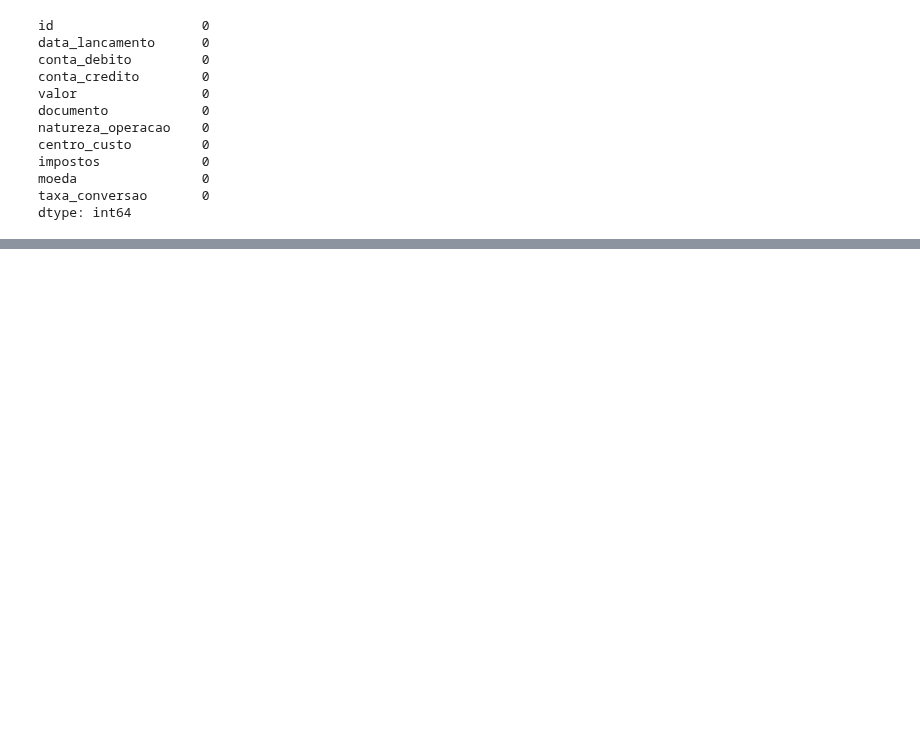
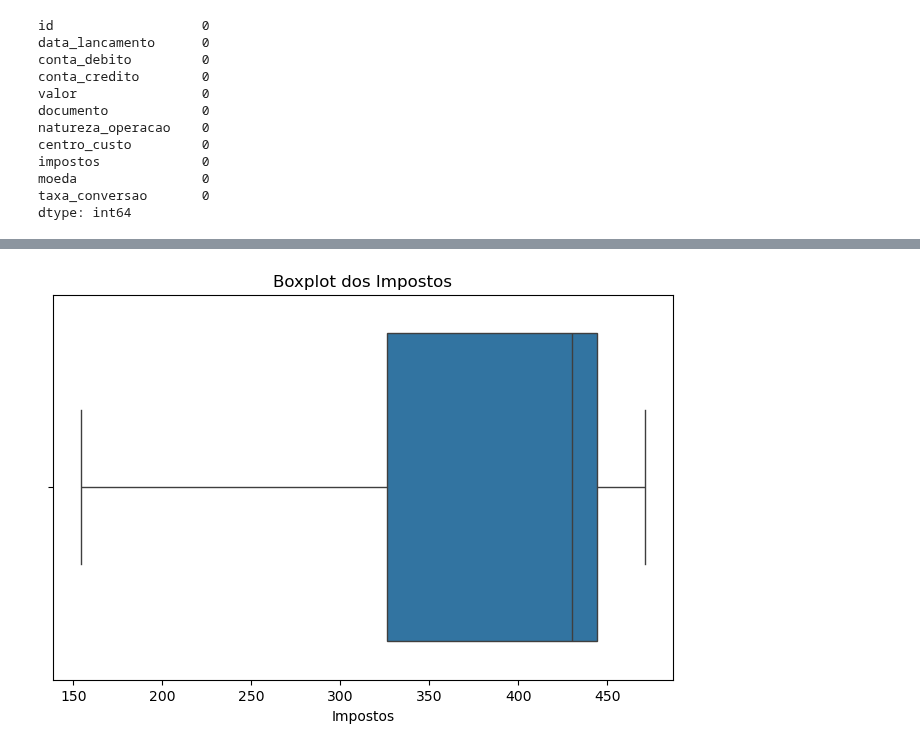
Before and after one commit to leojutsu/analise_de_dados, a Jupyter notebook: projeto4.ipynb, the cells around one changed output, grey strips where cells are left out. Cells and saved outputs as stored; diff of their text form; code cells hidden in the pictures; blank space fills up the shorter version.

```diff
--- a/projeto4.ipynb
+++ b/projeto4.ipynb
@@ -393,0 +440,27 @@ dtype: int64
+# %%
+# Aplicando a mesma regra para criar um novo DataFrame sem outliers
+# Tratamento de outliers da variável 'impostos'
+
+
+# Calculando Q1 e Q2
+Q1 = df['impostos'].quantile(0.25)
+Q3 = df['impostos'].quantile(0.75)
+
+# Calculando IQR
+IQR = Q3 - Q1
+
+# Definindo limites para determinar outliers
+limite_inferior = Q1 - 1.5 * IQR
+limite_superior = Q3 + 1.5 * IQR
+
+# Filtrando os outliers
+df_filtro_2 = df_filtro_1[~((df_filtro_1['impostos'] < limite_inferior) | (df_filtro_1['impostos'] > limite_superior))]
+# %%
+# Box plot dos impostos
+plt.figure(figsize=(8,5))
+sns.boxplot(x = df_filtro_2['impostos'])
+plt.title('Boxplot dos Impostos')
+plt.xlabel('Impostos')
+plt.show()
+# %% [output]
+[figure, added]
```
Also changed, not shown: parts of 5 cells of this notebook.
